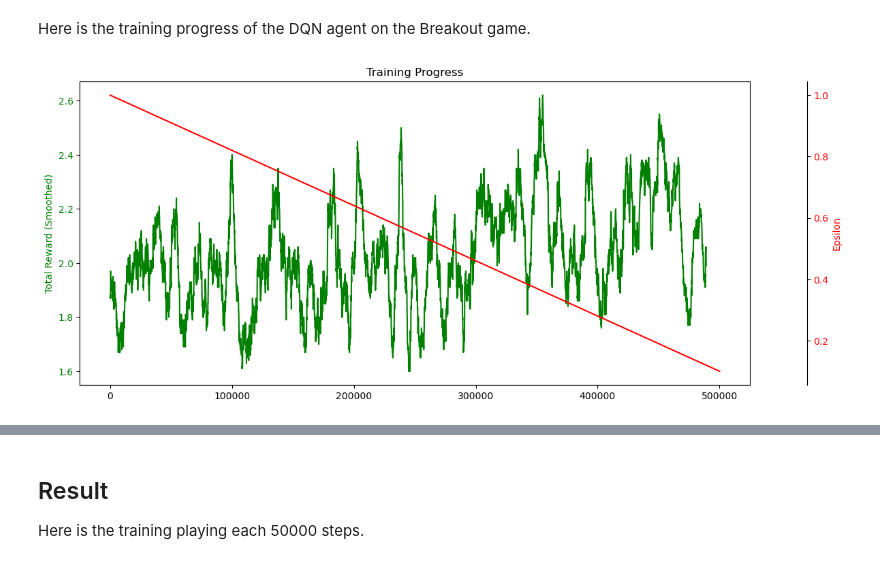
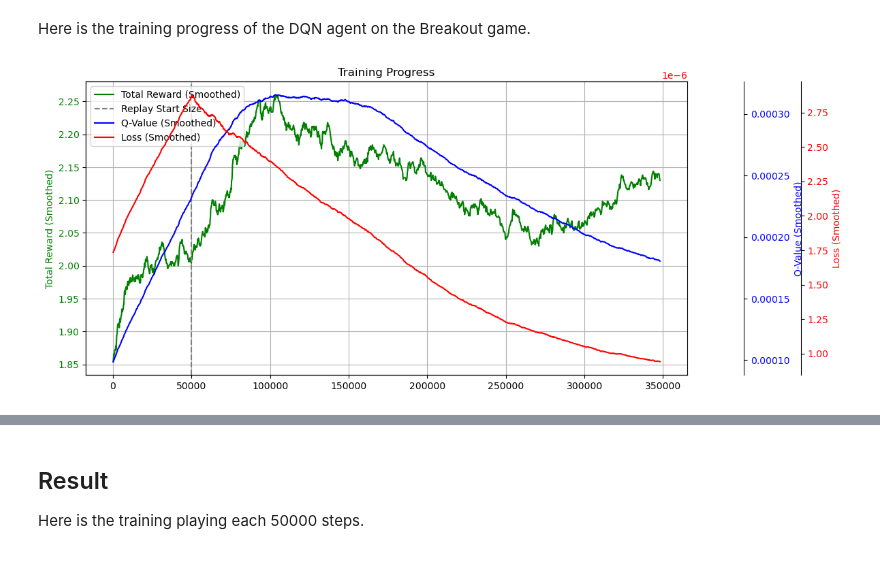
Before and after one commit to tgenlis83/dqn_paper_atari, a Jupyter notebook: original_paper.ipynb, the cells around one changed output, grey strips where cells are left out. Drawn from its saved outputs; the diff is of its cells as text; code cells hidden in the pictures.

```diff
--- a/original_paper.ipynb
+++ b/original_paper.ipynb
@@ -109,10 +114,10 @@ class FrameStack(gym.Wrapper):
         )
 
     def reset(self):
-        obs, _ = self.env.reset()
+        obs, info = self.env.reset()
         for _ in range(self.k):
             self.frames.append(obs)
-        return self._get_ob()
+        return self._get_ob(), info
 
     def step(self, action):
         obs, reward, done, truncated, info = self.env.step(action)
@@ -165,10 +170,17 @@ class ReplayBuffer:
 
     def sample(self, batch_size):
         ids = np.random.choice(self.current_size, batch_size, replace=False)
-        batch = (self.t_obs[ids], self.t1_obs[ids], self.actions[ids],
-                 self.rewards[ids], self.dones[ids])
+        batch = (
+            self.t_obs[ids],
+            self.t1_obs[ids],
+            self.actions[ids],
+            self.rewards[ids],
+            self.dones[ids],
+        )
 
-        return tuple(torch.as_tensor(item, dtype=torch.float32).to(device) for item in batch)
+        return tuple(
+            torch.as_tensor(item, dtype=torch.float32).to(device) for item in batch
+        )
 
     def __len__(self):
         return self.current_size
@@ -196,7 +209,7 @@ Here we set up the gym environment, by selecting the Breakout game. We specify R
 # %%
 def make_env(env_id, render_mode=None, frame_skip=4):
     """Create environment with preprocessing wrappers."""
-    env = gym.make(env_id, render_mode=render_mode)
+    env = gym.make(env_id, render_mode=render_mode, frameskip=1)
     env = FrameSkip(env, skip=frame_skip)  # Frame skipping (skip 4 frames)
     env = GrayScaleResize(env)  # Convert frames to grayscale and resize to 84x84
     env = NormalizeObs(env)  # Normalize pixel values to [0, 1]
@@ -306,30 +389,69 @@ env.close()
 Here is the training progress of the DQN agent on the Breakout game.
 # %%
 def moving_average(data, window_size):
-    return np.convolve(data, np.ones(window_size)/window_size, mode='valid')
+    return np.convolve(data, np.ones(window_size) / window_size, mode="valid")
+
 
 # Define the window size for moving average
-window_size = 100
+window_size = 500
 
-# Calculate the moving average for total rewards
-smoothed_rewards = moving_average(plot_infos['total_reward'], window_size)
+# Calculate the moving averages
+smoothed_rewards = moving_average(plot_infos["total_reward"], window_size)
+smoothed_q_values = moving_average(plot_infos["total_q_values"], window_size)
+smoothed_loss = moving_average(plot_infos["total_loss"], window_size)
 
 fig, ax1 = plt.subplots(figsize=(12, 5))
 
-# Create a secondary y-axis for smoothed total rewards
-ax1.plot(plot_infos['total_steps'][:len(smoothed_rewards)], smoothed_rewards, label='Total Reward (Smoothed)', color='green')
-ax1.set_ylabel('Total Reward (Smoothed)', color='green')
-ax1.tick_params(axis='y', labelcolor='green')
+# Plot smoothed total rewards
+ax1.plot(
+    plot_infos["total_steps"][: len(smoothed_rewards)],
+    smoothed_rewards,
+    label="Total Reward (Smoothed)",
+    color="green",
+)
+ax1.set_ylabel("Total Reward (Smoothed)", color="green")
+ax1.tick_params(axis="y", labelcolor="green")
+ax1.grid(True)  # Add grid to ax1
 
-# Create another secondary y-axis for epsilon values
+# Add vertical line at REPLAY_START_SIZE
+ax1.axvline(REPLAY_START_SIZE, color='gray', linestyle='--', label='Replay Start Size')
+
+# Create another secondary y-axis for smoothed Q-values
 ax2 = ax1.twinx()
-ax2.spines['right'].set_position(('outward', 60))
-ax2.plot(plot_infos['total_steps'], plot_infos['epsilon'], label='Epsilon', color='red')
-ax2.set_ylabel('Epsilon', color='red')
-ax2.tick_params(axis='y', labelcolor='red')
+ax2.spines["right"].set_position(("outward", 60))
+ax2.plot(
+    plot_infos["total_steps"][: len(smoothed_q_values)],
+    smoothed_q_values,
+    label="Q-Value (Smoothed)",
+    color="blue",
+)
+ax2.set_ylabel("Q-Value (Smoothed)", color="blue")
+ax2.tick_params(axis="y", labelcolor="blue")
+
+# Create another secondary y-axis for smoothed loss
+ax3 = ax1.twinx()
+ax3.spines["right"].set_position(("outward", 120))
+ax3.plot(
+    plot_infos["total_steps"][: len(smoothed_loss)],
+    smoothed_loss,
+    label="Loss (Smoothed)",
+    color="red",
+)
+ax3.set_ylabel("Loss (Smoothed)", color="red")
+ax3.tick_params(axis="y", labelcolor="red")
+
+# Combine legends from all axes
+lines, labels = [], []
+
+for ax in [ax1, ax2, ax3]:
+    line, label = ax.get_legend_handles_labels()
+    lines.extend(line)
+    labels.extend(label)
+
+ax1.legend(lines, labels, loc="upper left")
 
 fig.tight_layout()
-plt.title('Training Progress')
+plt.title("Training Progress")
 plt.show()
 # %% [output]
-[figure, old version]
+[figure, new version]
```
Also changed, not shown: parts of 12 cells of this notebook, 22 other files.
